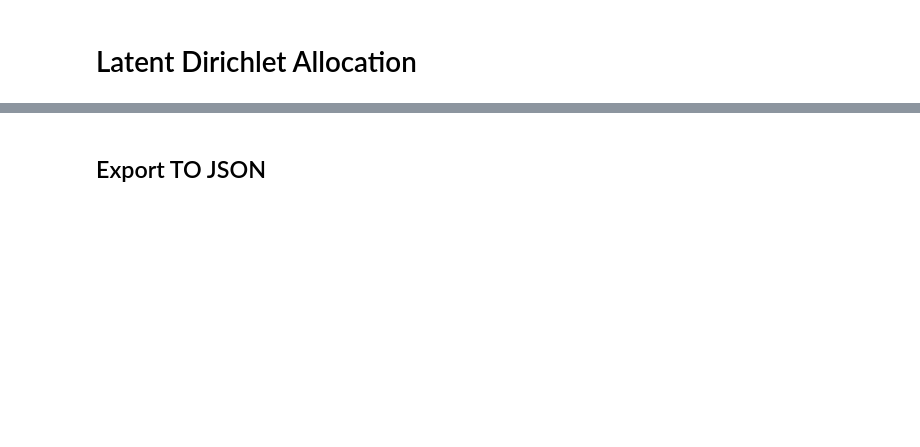
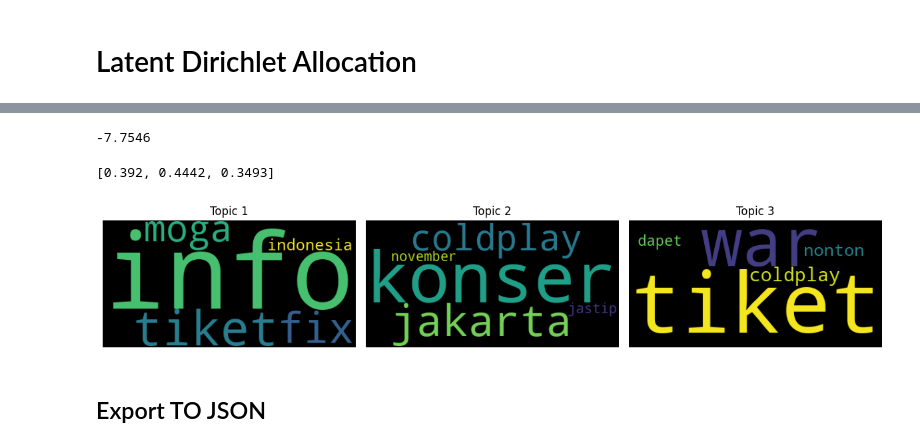
Before and after one commit to imniwa/univ-tugas-akhir, a Jupyter notebook: notebooks/03-nlp-lda-cv.ipynb, the cells around one changed output, grey strips where cells are left out. Saved outputs shown, nothing was run; the diff lists cells and outputs as text; code cells hidden in the pictures; blank space fills up the shorter version.

```diff
--- a/notebooks/03-nlp-lda-cv.ipynb
+++ b/notebooks/03-nlp-lda-cv.ipynb
@@ -70,0 +102,9 @@ lda_model.show_topics(num_topics=3, num_words=5, formatted=False)
+# %%
+lda_model = models.LdaModel(corpus, num_topics=3, id2word=dictionary, passes=25, random_state=48)
+# %%
+freqs = []
+for _, topics in lda_model.show_topics(num_words=5, formatted=False):
+  freq = {}
+  for word, score in topics:
+    freq[word] = score
+  freqs.append(freq)
@@ -71,3 +120,26 @@ lda_model.show_topics(num_topics=3, num_words=5, formatted=False)
+# %%
+round(lda_model.log_perplexity(corpus), 4)
+# %% [output]
+-7.7546
+# %%
+[round(x, 4) for x in CoherenceModel(model=lda_model, texts=content, dictionary=dictionary, coherence='c_v').get_coherence_per_topic()]
+# %% [output]
+[0.392, 0.4442, 0.3493]
+# %%
+num_freqs = len(freqs)
+rows = int(np.ceil(num_freqs / 3))
+cols = min(3, num_freqs)
+fig, axes = plt.subplots(rows, cols, figsize=(12, rows * 4))
+for i, freq in enumerate(freqs):
+    row, col = divmod(i, cols)
+    ax = plt.subplot(rows, cols, i + 1)
+    ax.imshow(WordCloud().generate_from_frequencies(freq, max_font_size=400))
+    ax.set_title(f'Topic {i + 1}')
+    ax.axis('off')
+plt.tight_layout()
+plt.show()
+# %% [output]
+[figure, added]
 # %% [markdown]
 ## Export TO JSON
 # %%
```
Also changed, not shown: parts of 16 cells of this notebook, 11 other files.
